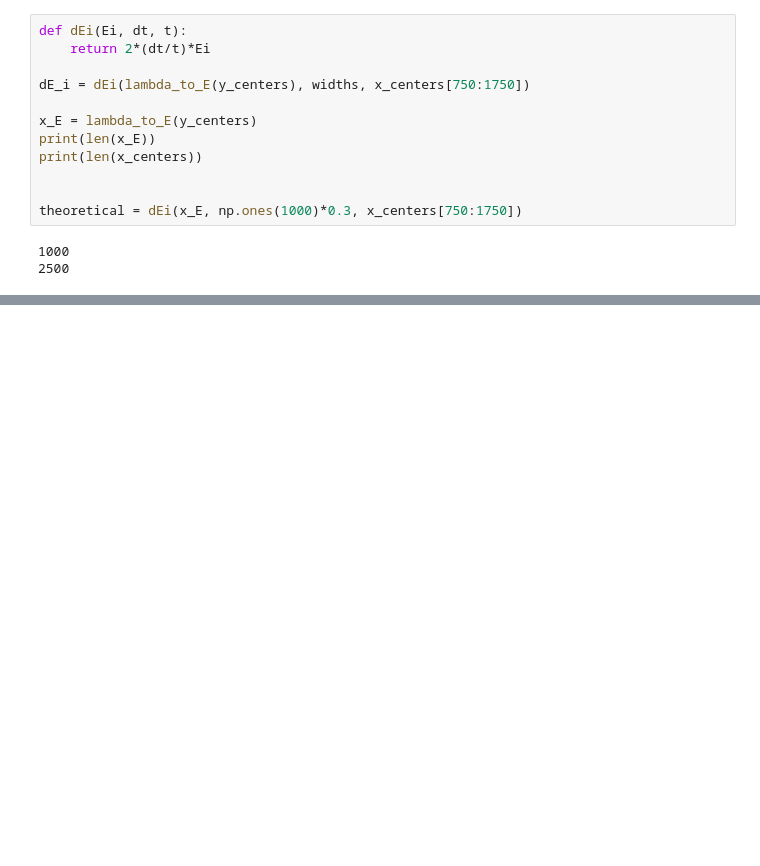
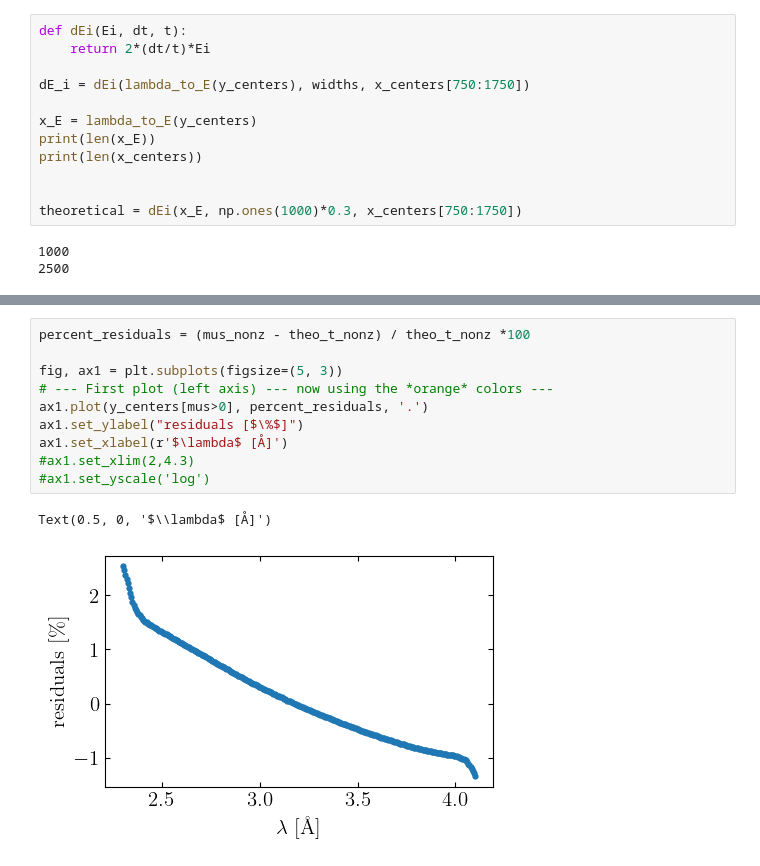
Before and after one commit to KristineKrighaar/BIFROST_Virtual_Experiments, a Jupyter notebook: Pulse_tuning/Tuning_data_treatment/Tuning_data_treatment.ipynb, the cells around one changed output, grey strips where cells are left out. Drawn from its saved outputs; the diff is of its cells as text; blank space fills up the shorter version.

```diff
--- a/Pulse_tuning/Tuning_data_treatment/Tuning_data_treatment.ipynb
+++ b/Pulse_tuning/Tuning_data_treatment/Tuning_data_treatment.ipynb
@@ -433,3 +662,16 @@ plt.savefig('../../Figures/PNG/PSC_tuning.png', format='png',dpi=200, bbox_inche
+# %%
+percent_residuals = (mus_nonz - theo_t_nonz) / theo_t_nonz *100
+
+fig, ax1 = plt.subplots(figsize=(5, 3))
+# --- First plot (left axis) --- now using the *orange* colors ---
+ax1.plot(y_centers[mus>0], percent_residuals, '.')
+ax1.set_ylabel("residuals [$\%$]")
+ax1.set_xlabel(r'$\lambda$ [Å]')
+#ax1.set_xlim(2,4.3)
+#ax1.set_yscale('log')
+# %% [output]
+Text(0.5, 0, '$\\lambda$ [Å]')
+[figure, added]
 # %%
 int_I = np.sum(I_chop1ms, axis=1)
 
```
Also changed, not shown: parts of 10 cells of this notebook, 16 other files.
